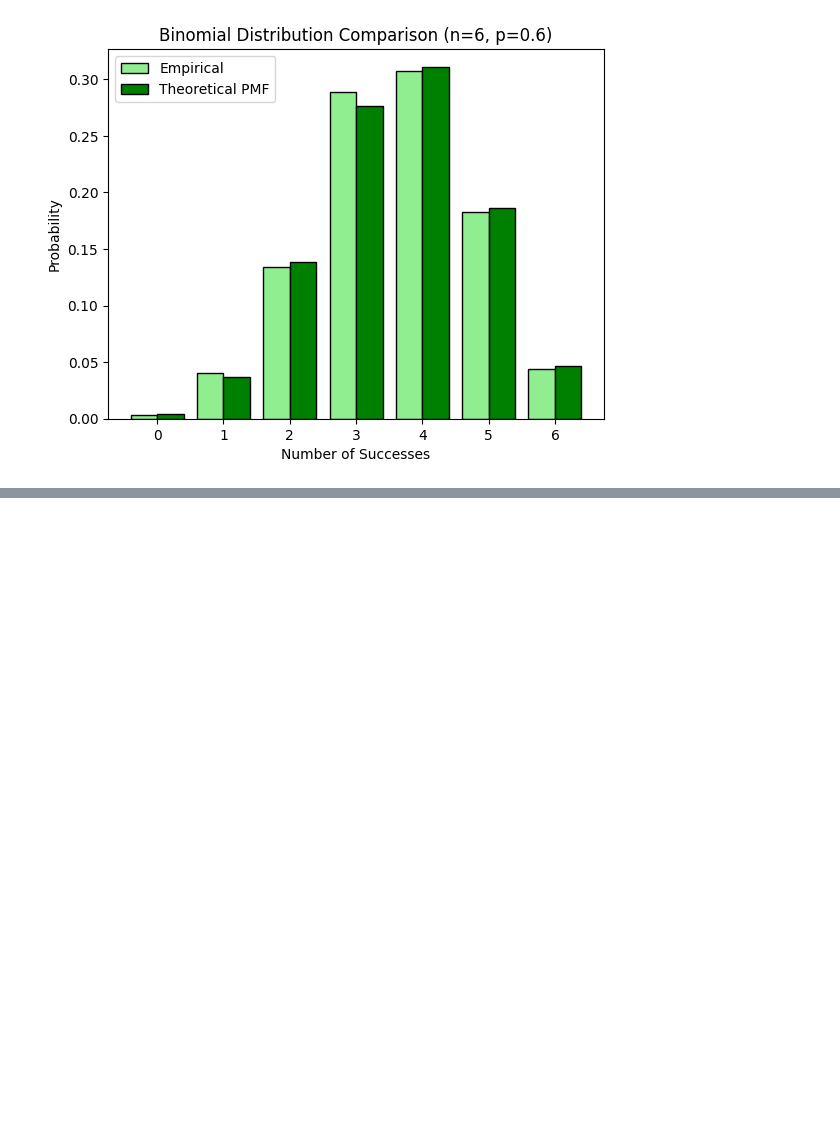
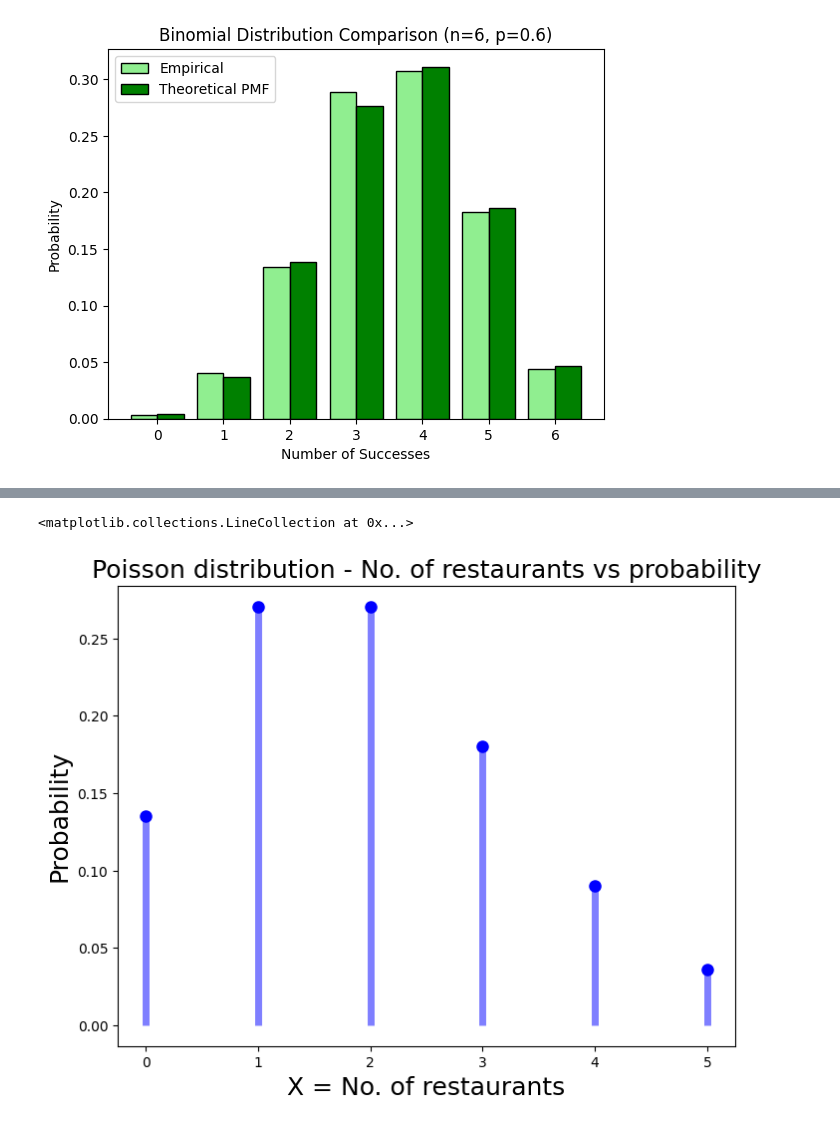
Before and after one commit to pkapoor2/PC-AIML, a Jupyter notebook: Applied Data Science with Python/class7/prob.ipynb, the cells around one changed output, grey strips where cells are left out. Cells and saved outputs as stored; diff of their text form; code cells hidden in the pictures; blank space fills up the shorter version.

```diff
--- a/Applied Data Science with Python/class7/prob.ipynb
+++ b/Applied Data Science with Python/class7/prob.ipynb
@@ -81,0 +109,23 @@ variance = 1.4399999999999995
+# %%
+# Scipy.stats poisson class is used along with PMF method to calculate the value of probabilities
+from scipy.stats import poisson
+import matplotlib.pyplot as plt
+
+# Random variable representing number of restaurants
+# Mean number of occurrences of restaurants in 10 miles is 2
+X = [0, 1, 2, 3, 4, 5]
+lmbda = 2
+
+# Probability values
+poisson_pd = poisson.pmf(X, lmbda)
+
+# Plot the probability distribution
+fig, ax = plt.subplots(1, 1, figsize=(8, 6))
+ax.plot(X, poisson_pd, 'bo', ms=8, label='poisson pmf')
+plt.ylabel("Probability", fontsize="18")
+plt.xlabel("X = No. of restaurants", fontsize="18")
+plt.title("Poisson distribution - No. of restaurants vs probability", fontsize="18")
+ax.vlines(X, 0, poisson_pd, colors='b', lw=5, alpha=0.5)
+# %% [output]
+<matplotlib.collections.LineCollection at 0x...>
+[figure, added]
```
Also changed, not shown: parts of 15 cells of this notebook, 1 other file.
